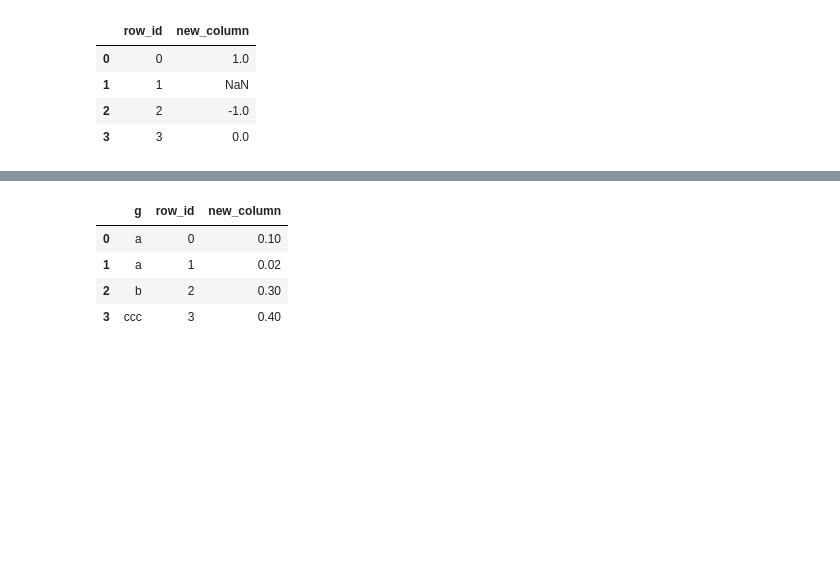
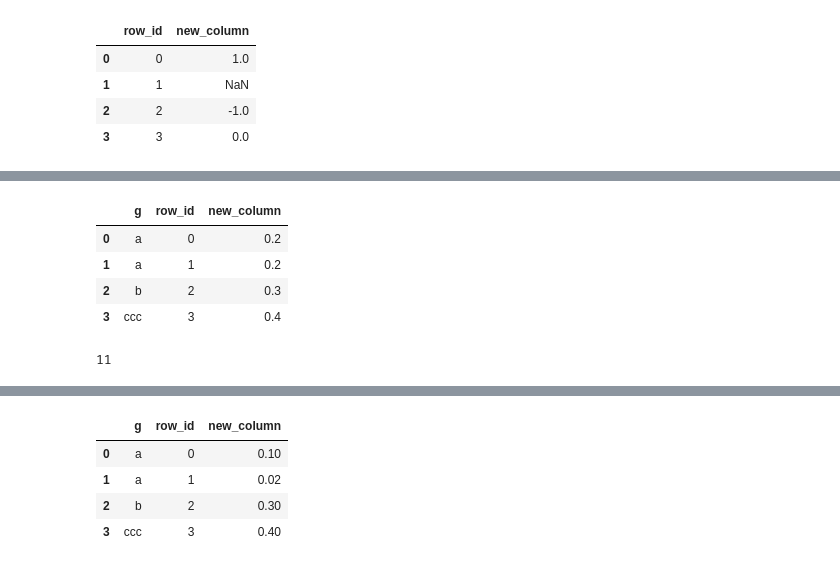
Before and after one commit to WinVector/data_algebra, a Jupyter notebook: Examples/Methods/data_algebra_catalog.ipynb, the cells around one changed output, grey strips where cells are left out. Drawn from its saved outputs; the diff is of its cells as text; code cells hidden in the pictures; blank space fills up the shorter version.

Commit message:
break methods into std, grouped, and windowed

```diff
--- a/Examples/Methods/data_algebra_catalog.ipynb
+++ b/Examples/Methods/data_algebra_catalog.ipynb
@@ -190,3 +176,39 @@ x - y
 1       1  2035-04-29
 2       2  2000-01-02
 3       3  2035-04-29
+# %%
+def fg(expression):
+    return ex(
+        data(d=d)
+            .extend(
+                {'new_column': expression},
+                partition_by=['g'])
+            .select_columns(['g', 'row_id', 'new_column'])
+            .order_rows(['g', 'row_id'])
+    )
+
+fg('x.max()')
+# %% [output]
+|  | g | row_id | new_column |
+| 0 | a | 0 | 0.2 |
+| 1 | a | 1 | 0.2 |
+| 2 | b | 2 | 0.3 |
+| 3 | ccc | 3 | 0.4 |
+# %%
+grouped_expressions = [
+    'a.all()',
+    'a.any()',
+    'x.max()',
+    'x.mean()',
+    'x.median()',
+    'x.min()',
+    'x.ngroup()',
+    'x.nunique()',
+    'x.size()',
+    'x.std()',
+    'x.var()',
+]
+
+print(len(grouped_expressions))
+# %% [output]
+11
```
Also changed, not shown: parts of 7 cells of this notebook, 2 other files.
